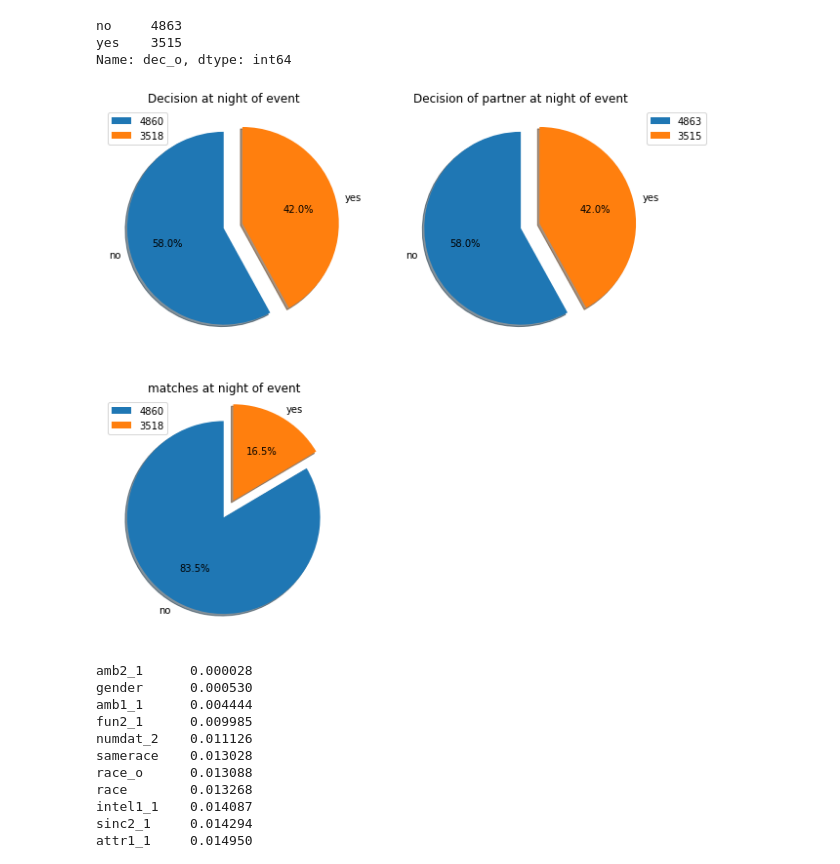
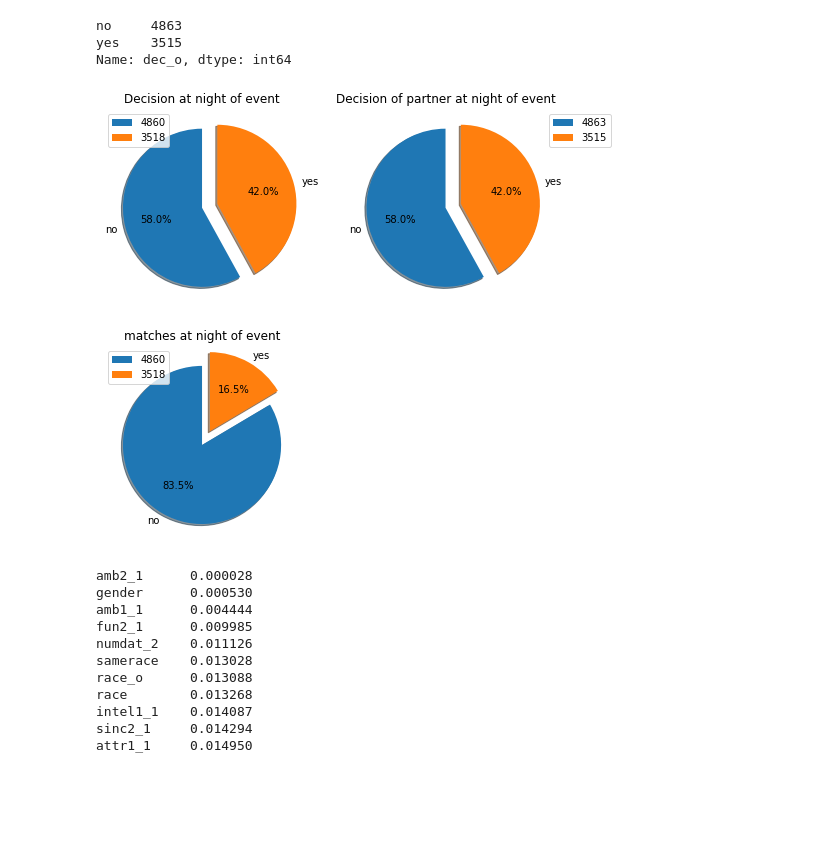
Before and after one commit to DialloYoussouf/Jedhabootcamp_Projects, a Jupyter notebook: Projet -- SPEED DATING.ipynb, the cells around one changed output. Cells and saved outputs as stored; diff of their text form; code cells hidden in the pictures; blank space fills up the shorter version.

```diff
--- a/Projet -- SPEED DATING.ipynb
+++ b/Projet -- SPEED DATING.ipynb
@@ -216,33 +216,33 @@ Name: dec_o, dtype: int64
 explode = [0.0,0.2]
 # %%
 # Création de trois graphiques via plt.subplot()
-plt.figure(figsize=(10,10))
+plt.figure(figsize=(8,8))
 
 ## Création du premier pie chart
 plt.subplot(221)
 plt.pie(pie_chart_decision, explode=explode,labels=pie_chart_decision.index, autopct='%1.1f%%',
         shadow=True, startangle=90)
 plt.title("Decision at night of event")
 plt.legend(pie_chart_decision, loc='upper left', bbox_to_anchor=(0,1))
 
 ## Création d'une seonde pie chart
 plt.subplot(222)
 plt.pie(pie_chart_decision_o, explode=explode,labels=pie_chart_decision_o.index, autopct='%1.1f%%',
         shadow=True, startangle=90)
 
 plt.title("Decision of partner at night of event")
 plt.legend(pie_chart_decision_o, loc='upper left', bbox_to_anchor=(1,1))
 
 ## Création d'une troisième pie chart
 plt.subplot(223)
 plt.pie(pie_chart_matches, explode=explode,labels=pie_chart_matches.index, autopct='%1.1f%%',
         shadow=True, startangle=90)
 plt.title("matches at night of event")
 plt.legend(pie_chart_decision, loc='upper left', bbox_to_anchor=(0,1))
 
 plt.show()
 # %% [output]
-[figure, old version]
+[figure, new version]
 # %%
 #Importance des variables dans la description des matches
 a = data.corr()
```
Also changed, not shown: parts of 11 cells of this notebook.
